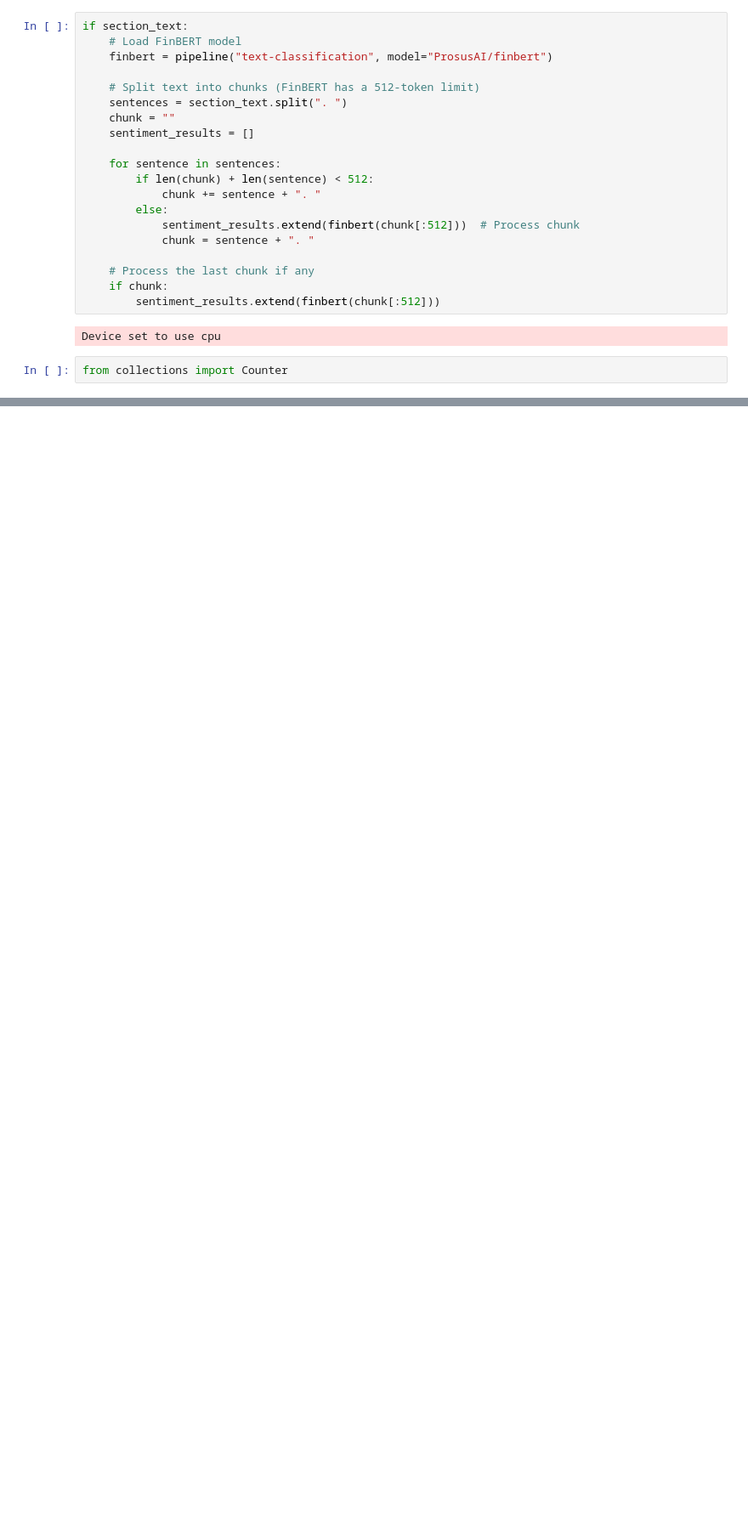
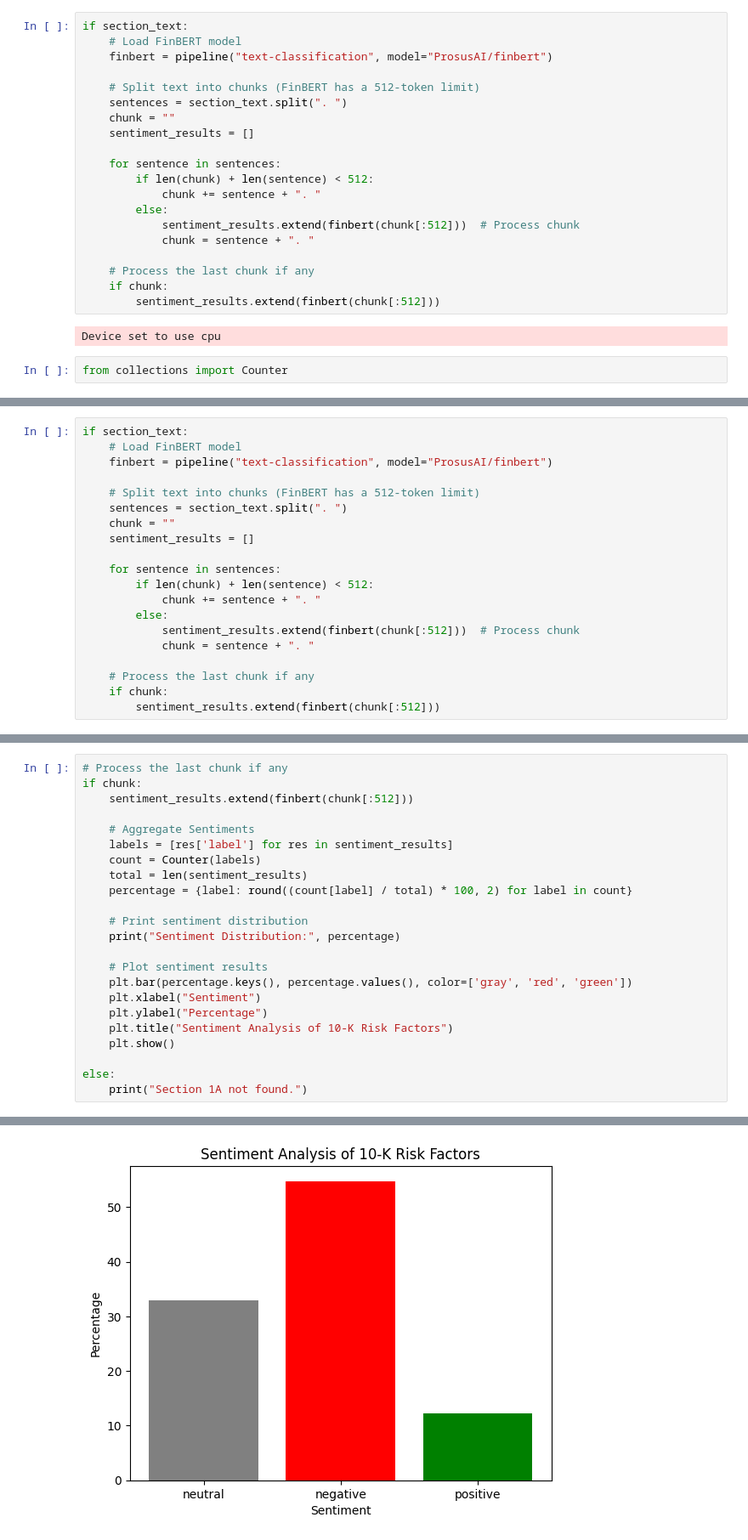
Before and after one commit to MSBA6680/week-2-homework-mdeming2, a Jupyter notebook: assignment.ipynb, the cells around one changed output, grey strips where cells are left out. Shown at 85% size. Drawn from its saved outputs; the diff is of its cells as text; blank space fills up the shorter version.

```diff
--- a/assignment.ipynb
+++ b/assignment.ipynb
@@ -256,0 +332,20 @@ Sentiment Distribution: {'neutral': 54.04, 'positive': 29.8, 'negative': 16.16}
+# %%
+if section_text:
+    # Load FinBERT model
+    finbert = pipeline("text-classification", model="ProsusAI/finbert")
+
+    # Split text into chunks (FinBERT has a 512-token limit)
+    sentences = section_text.split(". ")
+    chunk = ""
+    sentiment_results = []
+
+    for sentence in sentences:
+        if len(chunk) + len(sentence) < 512:
+            chunk += sentence + ". "
+        else:
+            sentiment_results.extend(finbert(chunk[:512]))  # Process chunk
+            chunk = sentence + ". "
+
+    # Process the last chunk if any
+    if chunk:
+        sentiment_results.extend(finbert(chunk[:512]))
@@ -256,0 +354,24 @@ Sentiment Distribution: {'neutral': 54.04, 'positive': 29.8, 'negative': 16.16}
+# %%
+# Process the last chunk if any
+if chunk:
+    sentiment_results.extend(finbert(chunk[:512]))
+
+    # Aggregate Sentiments
+    labels = [res['label'] for res in sentiment_results]
+    count = Counter(labels)
+    total = len(sentiment_results)
+    percentage = {label: round((count[label] / total) * 100, 2) for label in count}
+
+    # Print sentiment distribution
+    print("Sentiment Distribution:", percentage)
+
+    # Plot sentiment results
+    plt.bar(percentage.keys(), percentage.values(), color=['gray', 'red', 'green'])
+    plt.xlabel("Sentiment")
+    plt.ylabel("Percentage")
+    plt.title("Sentiment Analysis of 10-K Risk Factors")
+    plt.show()
+
+else:
+    print("Section 1A not found.")
+# %% [output]
@@ -256,0 +379 @@ Sentiment Distribution: {'neutral': 54.04, 'positive': 29.8, 'negative': 16.16}
+[figure, added]
```
Also changed, not shown: parts of 42 cells of this notebook, 1 other file.
